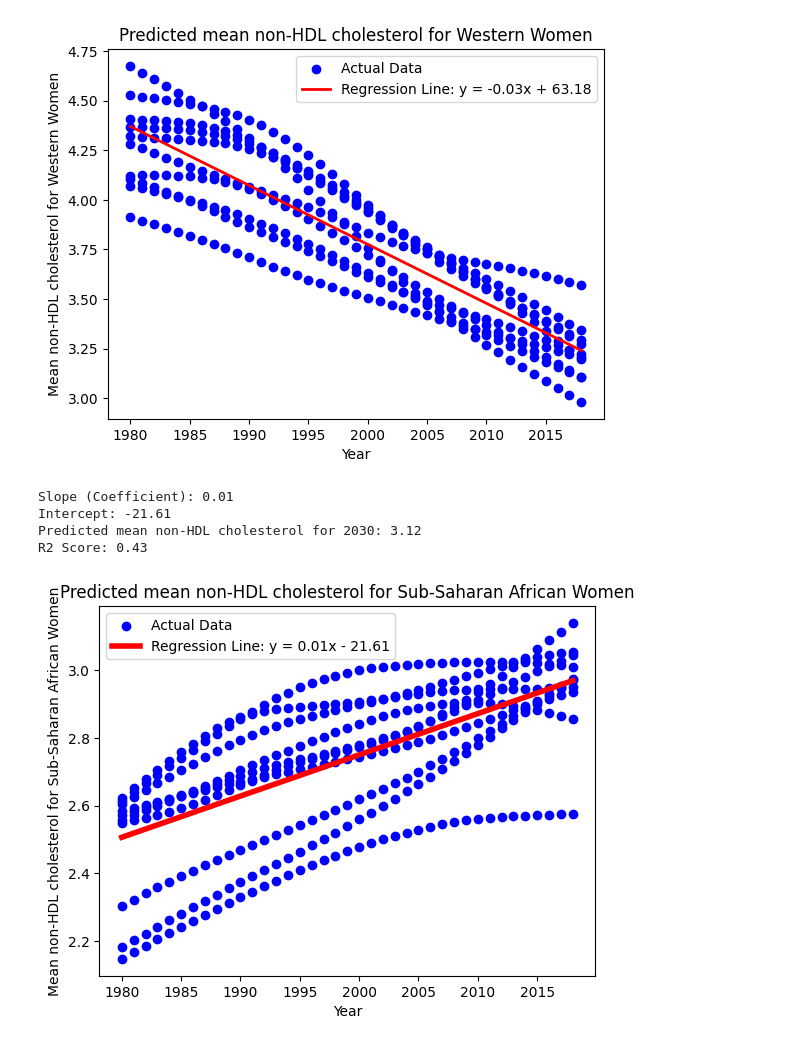
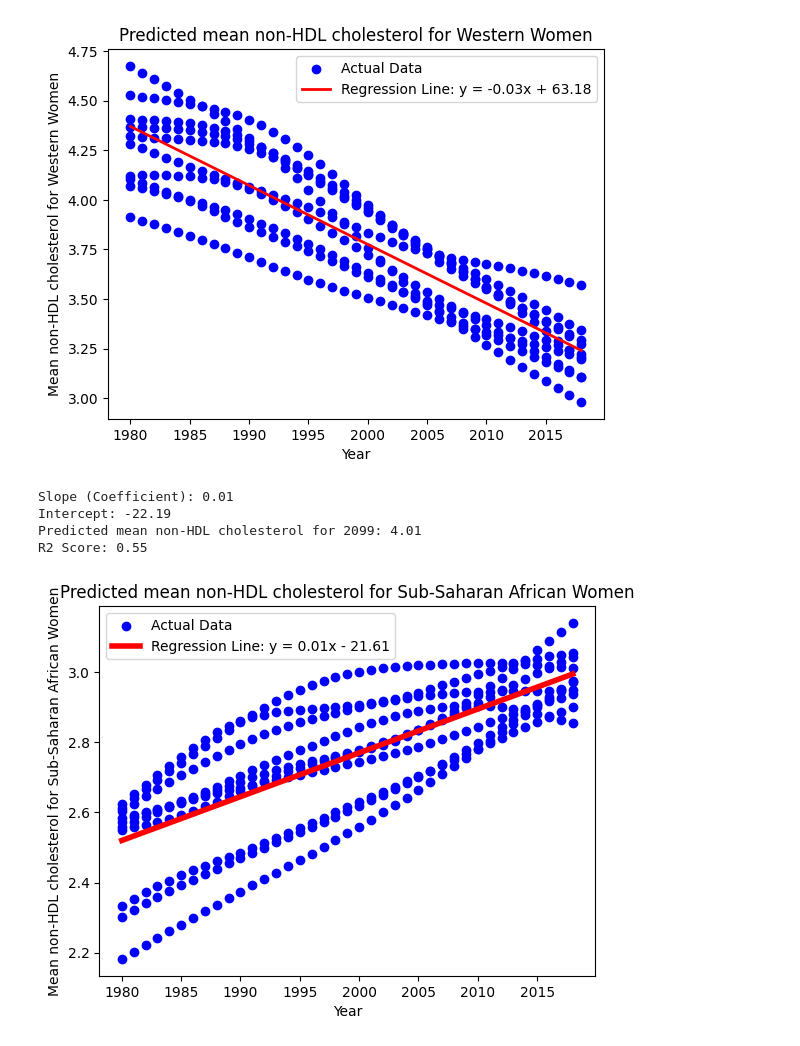
Before and after one commit to jocelynbrownie27-max/Cholesterol-Project, a Jupyter notebook: DSRP_2026_Jocelyn_Browne_(CHOLESTEROL).ipynb, the cells around one changed output. Drawn from its saved outputs; the diff is of its cells as text; code cells hidden in the pictures.

```diff
--- a/DSRP_2026_Jocelyn_Browne_(CHOLESTEROL).ipynb
+++ b/DSRP_2026_Jocelyn_Browne_(CHOLESTEROL).ipynb
@@ -756,35 +756,35 @@ Predicted mean non-HDL cholesterol for 2030: 2.88
 R2 Score: 0.77
 [figure]
 # %%
-SubSaharan_countries = ['Burundi', 'Comoros', 'Equatorial Guinea', 'Gambia', 'Lesotho', 'Mauritania', 'Niger', 'Sierra Leone', 'Sudan', 'Zimbabwe']
+SubSaharan_countries = ['Burundi', 'Comoros', 'Equatorial Guinea', 'Gambia', 'Kenya', 'Mauritania', 'Niger', 'Sierra Leone', 'Sudan', 'Zimbabwe']
 filtered_df = df.loc[df['Country/Region/World'].isin(SubSaharan_countries) & (df['Sex'] == 'Women')]
 X = filtered_df['Year']
 y = filtered_df['Mean non-HDL cholesterol (mmol/L)']
 
 model = LinearRegression()
 model.fit(X.values.reshape(-1, 1), y)
 
 print(f"Slope (Coefficient): {model.coef_[0]:.2f}")
 print(f"Intercept: {model.intercept_:.2f}")
 
 X_line = np.linspace(X.min(), X.max(), 100).reshape(-1, 1) # Adjusted X_line range
 y_line = model.predict(X_line)
-y_pred_2030 = model.predict(np.array([[2030]]))
-print(f"Predicted mean non-HDL cholesterol for 2030: {y_pred_2030[0]:.2f}")
+y_pred_2099 = model.predict(np.array([[2099]]))
+print(f"Predicted mean non-HDL cholesterol for 2099: {y_pred_2099[0]:.2f}")
 y_pred_r2 = model.predict(X.values.reshape(-1, 1))
 print(f"R2 Score: {r2_score(y, y_pred_r2):.2f}")
 
 plt.scatter(X, y, color="blue", label="Actual Data")
 line_label = f"y = 0.01x - 21.61"
 plt.plot(X_line, y_line, color="red", linewidth=4, label= "Regression Line: " + line_label)
 plt.title("Predicted mean non-HDL cholesterol for Sub-Saharan African Women")
 plt.xlabel("Year")
 plt.ylabel("Mean non-HDL cholesterol for Sub-Saharan African Women")
 plt.legend()
 plt.show()
 # %% [output]
 Slope (Coefficient): 0.01
-Intercept: -21.61
-Predicted mean non-HDL cholesterol for 2030: 3.12
-R2 Score: 0.43
+Intercept: -22.19
+Predicted mean non-HDL cholesterol for 2099: 4.01
+R2 Score: 0.55
-[figure, old version]
+[figure, new version]
```
Also changed, not shown: parts of 1 cell of this notebook.
